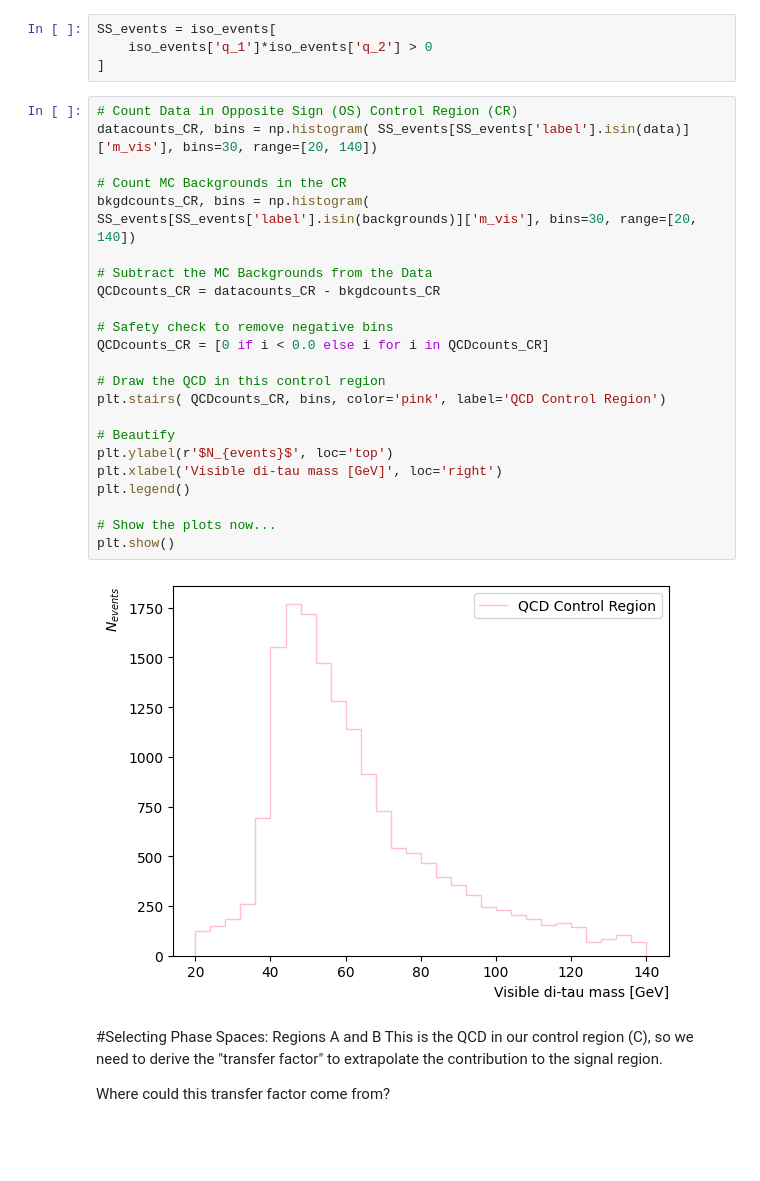
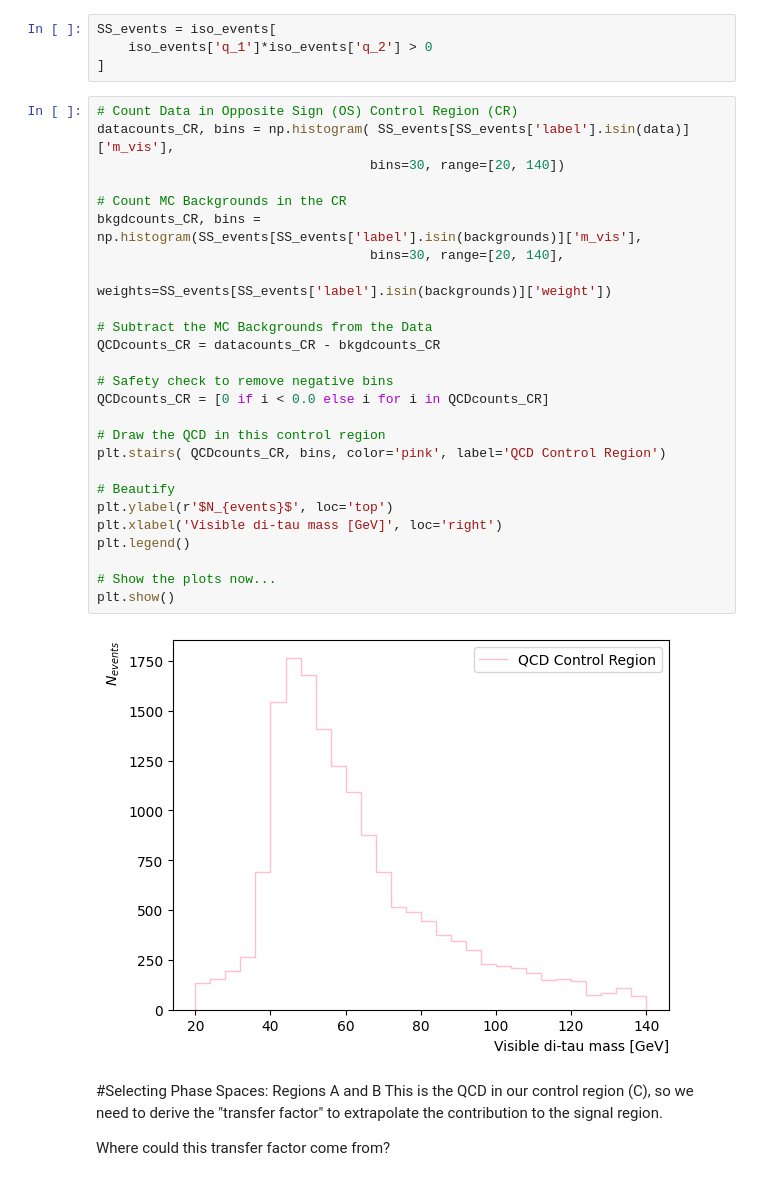
Before and after one commit to jamesnatoli/ABCD_Exercise_HTT, a Jupyter notebook: HTT_ABCD_2012OpenData.ipynb, the cells around one changed output. Drawn from its saved outputs; the diff is of its cells as text; blank space fills up the shorter version.

```diff
--- a/HTT_ABCD_2012OpenData.ipynb
+++ b/HTT_ABCD_2012OpenData.ipynb
@@ -196,29 +183,32 @@ SS_events = iso_events[
 ]
 # %%
 # Count Data in Opposite Sign (OS) Control Region (CR)
-datacounts_CR, bins = np.histogram( SS_events[SS_events['label'].isin(data)]['m_vis'], bins=30, range=[20, 140])
+datacounts_CR, bins = np.histogram( SS_events[SS_events['label'].isin(data)]['m_vis'],
+                                   bins=30, range=[20, 140])
 
 # Count MC Backgrounds in the CR
-bkgdcounts_CR, bins = np.histogram( SS_events[SS_events['label'].isin(backgrounds)]['m_vis'], bins=30, range=[20, 140])
+bkgdcounts_CR, bins = np.histogram(SS_events[SS_events['label'].isin(backgrounds)]['m_vis'],
+                                   bins=30, range=[20, 140],
+                                   weights=SS_events[SS_events['label'].isin(backgrounds)]['weight'])
 
 # Subtract the MC Backgrounds from the Data
 QCDcounts_CR = datacounts_CR - bkgdcounts_CR
 
 # Safety check to remove negative bins
 QCDcounts_CR = [0 if i < 0.0 else i for i in QCDcounts_CR]
 
 # Draw the QCD in this control region
 plt.stairs( QCDcounts_CR, bins, color='pink', label='QCD Control Region')
 
 # Beautify
 plt.ylabel(r'$N_{events}$', loc='top')
 plt.xlabel('Visible di-tau mass [GeV]', loc='right')
 plt.legend()
 
 # Show the plots now...
 plt.show()
 # %% [output]
-[figure, old version]
+[figure, new version]
 # %% [markdown]
 #Selecting Phase Spaces: Regions A and B
 This is the QCD in our control region (C), so we need to derive the "transfer factor" to extrapolate the contribution to the signal region.
```
Also changed, not shown: parts of 7 cells of this notebook.
